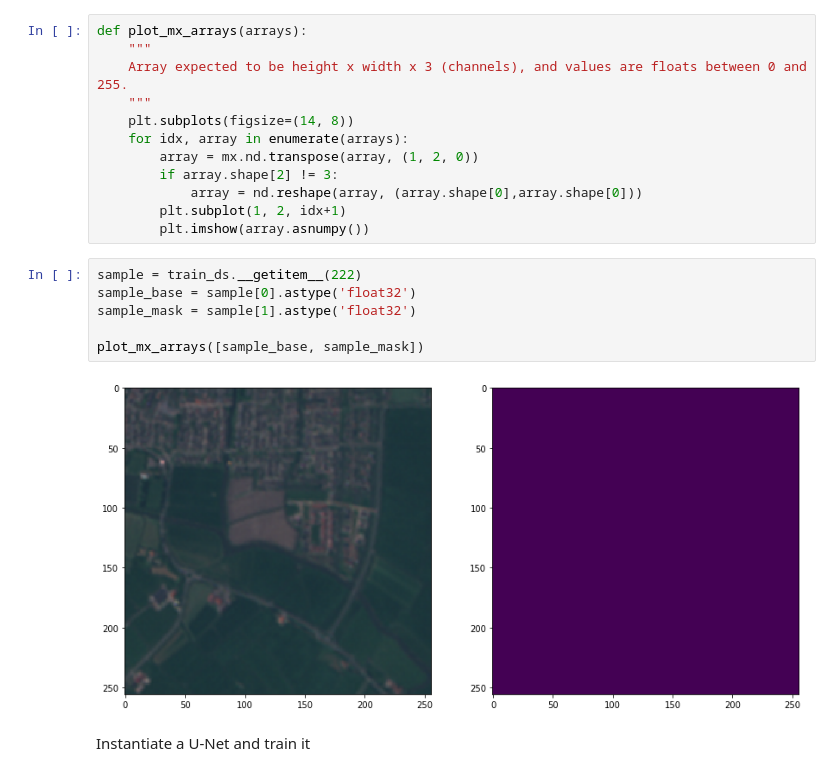
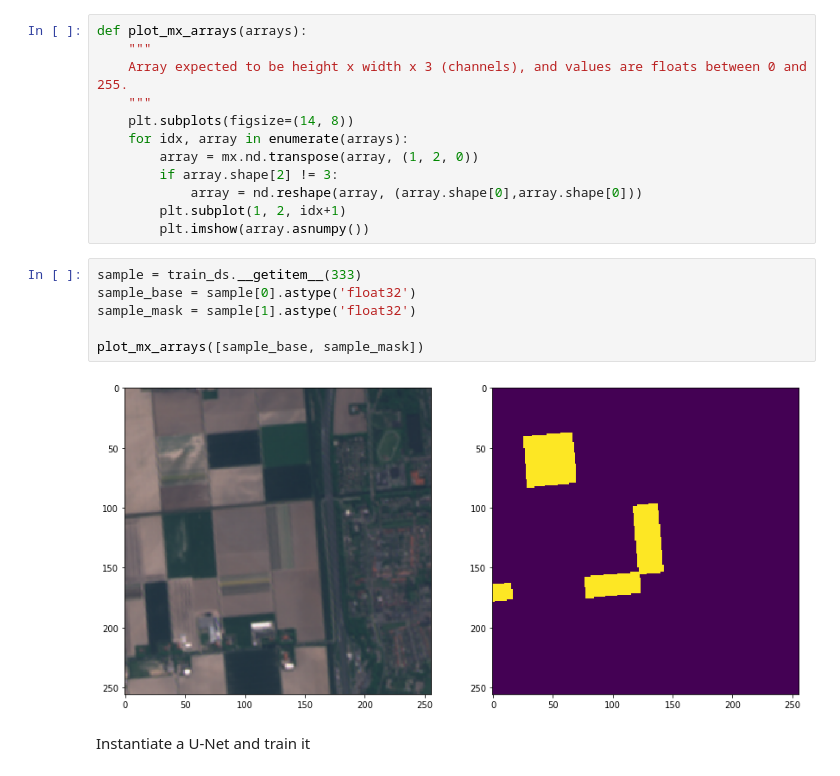
Before and after one commit to smarthi/satellite-images, a Jupyter notebook: segmentation/segmentation.ipynb, the cells around one changed output. Cells and saved outputs as stored; diff of their text form.

```diff
--- a/segmentation/segmentation.ipynb
+++ b/segmentation/segmentation.ipynb
@@ -440,13 +444,13 @@ def plot_mx_arrays(arrays):
         plt.subplot(1, 2, idx+1)
         plt.imshow(array.asnumpy())
 # %%
-sample = train_ds.__getitem__(222)
+sample = train_ds.__getitem__(333)
 sample_base = sample[0].astype('float32')
 sample_mask = sample[1].astype('float32')
 
 plot_mx_arrays([sample_base, sample_mask])
 # %% [output]
-[figure, old version]
+[figure, new version]
 # %% [markdown]
 Instantiate a U-Net and train it
 # %%
```
Also changed, not shown: parts of 12 cells of this notebook.
